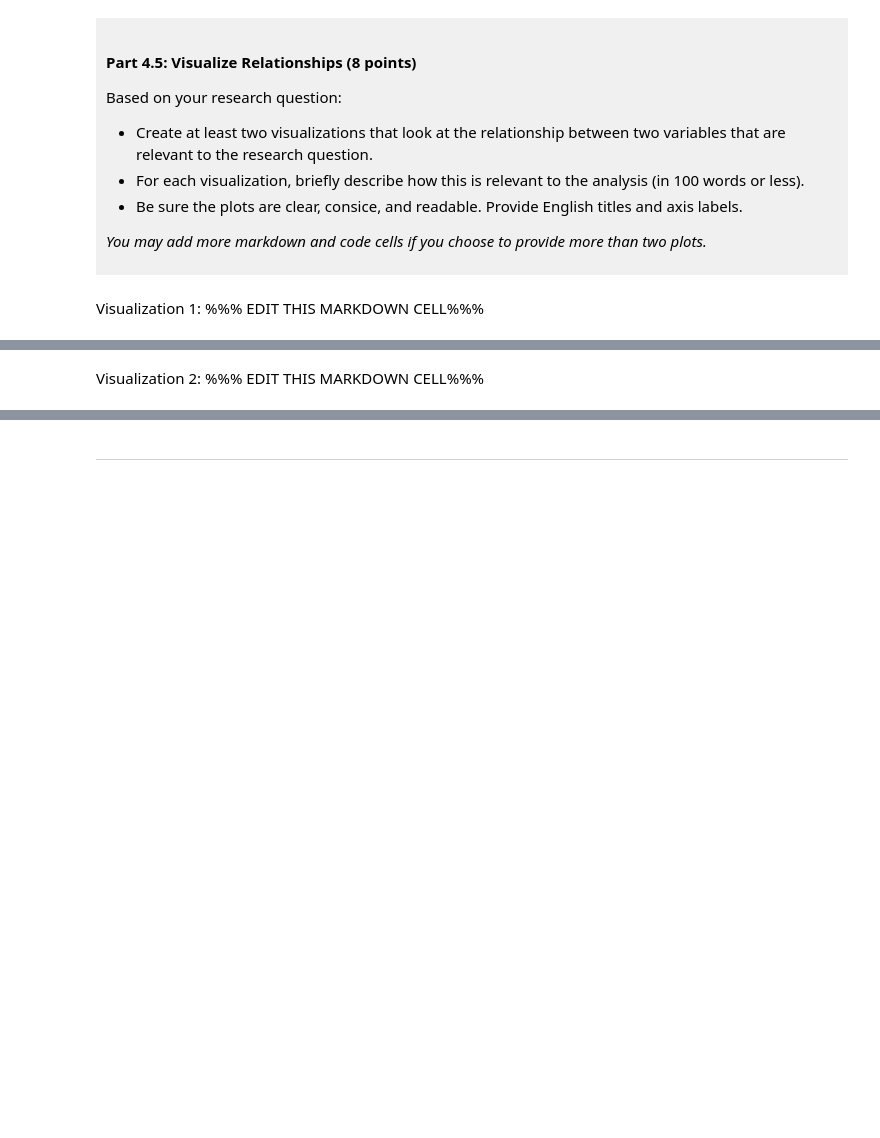
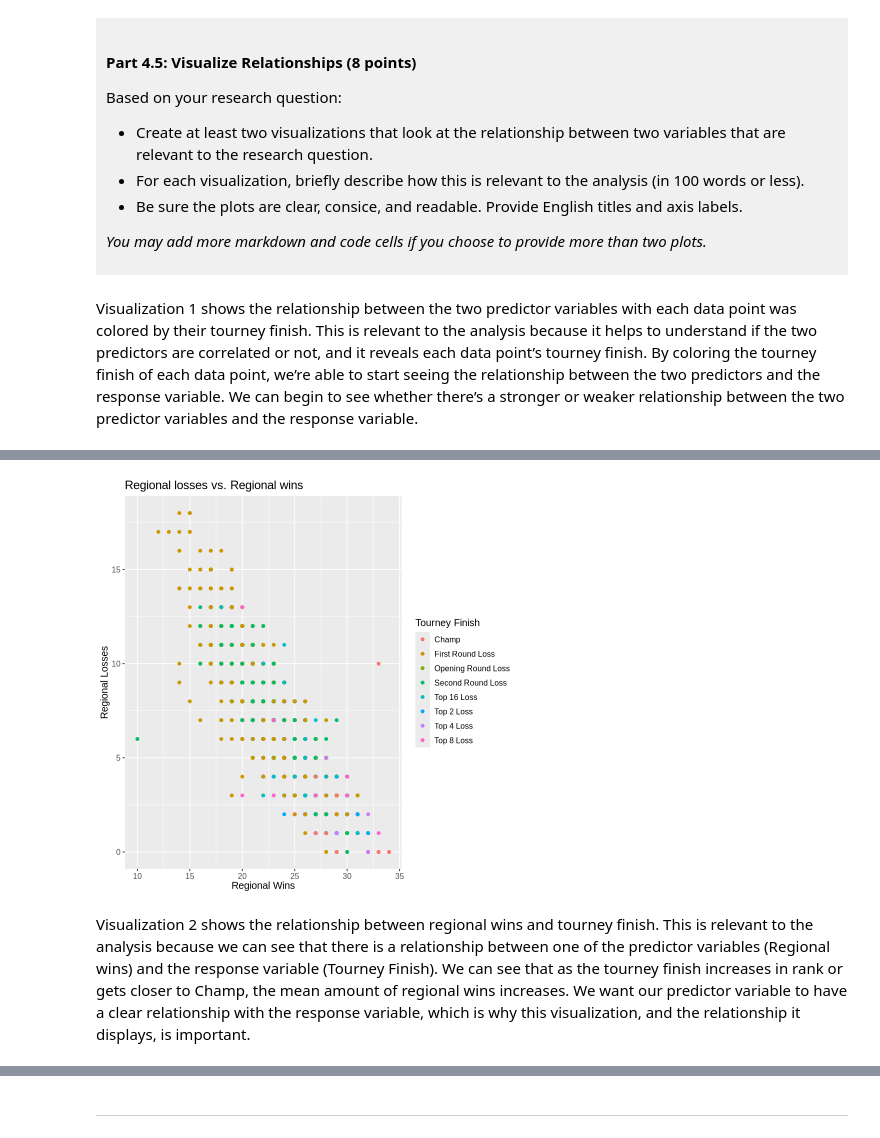
Before and after one commit to shreeyabasappa/dsci-100-project-shreeya-basappa, a Jupyter notebook: dsci-100-project-notebook.ipynb, the cells around one changed output, grey strips where cells are left out. Drawn from its saved outputs; the diff is of its cells as text; code cells hidden in the pictures; blank space fills up the shorter version.

```diff
--- a/dsci-100-project-notebook.ipynb
+++ b/dsci-100-project-notebook.ipynb
@@ -313,6 +390,18 @@ Based on your research question:
 *You may add more markdown and code cells if you choose to provide more than two plots.*
 </div>
 # %% [markdown]
-Visualization 1: %%% EDIT THIS MARKDOWN CELL%%%
+Visualization 1 shows the relationship between the two predictor variables with each data point was colored by their tourney finish. This is relevant to the analysis because it helps to understand if the two predictors are correlated or not, and it reveals each data point’s tourney finish. By coloring the tourney finish of each data point, we’re able to start seeing the relationship between the two predictors and the response variable. We can begin to see whether there’s a stronger or weaker relationship between the two predictor variables and the response variable.
 # %%
-### EDIT THIS CODE CELL FOR VISUALIZATION 1###
+tidy_mm_data <- tidy_mm_data |>
+                mutate(tourney_finish= fct_recode(tourney_finish, "Top 8 Loss"="top_8_loss", "Top 4 Loss"="top_4_loss", "Top 2 Loss"="top_2_loss",
+                                                      "Top 16 Loss"="top_16_loss", "Second Round Loss"= "second_round_loss", "Opening Round Loss"= "opening_round_loss",
+                                                      "First Round Loss"= "first_round_loss", "Champ"= "champ")) #renamed the factor values in original tidy data
+
+mm_scatterplot <- tidy_mm_data |>
+                ggplot(aes(x= reg_wins, y= reg_losses, color= tourney_finish)) +
+                geom_point() +
+                labs(x= "Regional Wins", y= "Regional Losses", color= "Tourney Finish", title= "Regional losses vs. Regional wins") +
+                theme(text= element_text(size=12))
+
+mm_scatterplot
+# %% [output]
@@ -319,3 +413,4 @@ Visualization 1: %%% EDIT THIS MARKDOWN CELL%%%
+[figure, added]
 # %% [markdown]
-Visualization 2: %%% EDIT THIS MARKDOWN CELL%%%
+Visualization 2 shows the relationship between regional wins and tourney finish. This is relevant to the analysis because we can see that there is a relationship between one of the predictor variables (Regional wins) and the response variable (Tourney Finish). We can see that as the tourney finish increases in rank or gets closer to Champ, the mean amount of regional wins increases. We want our predictor variable to have a clear relationship with the response variable, which is why this visualization, and the relationship it displays, is important.
 # %%
```
Also changed, not shown: parts of 9 cells of this notebook.
